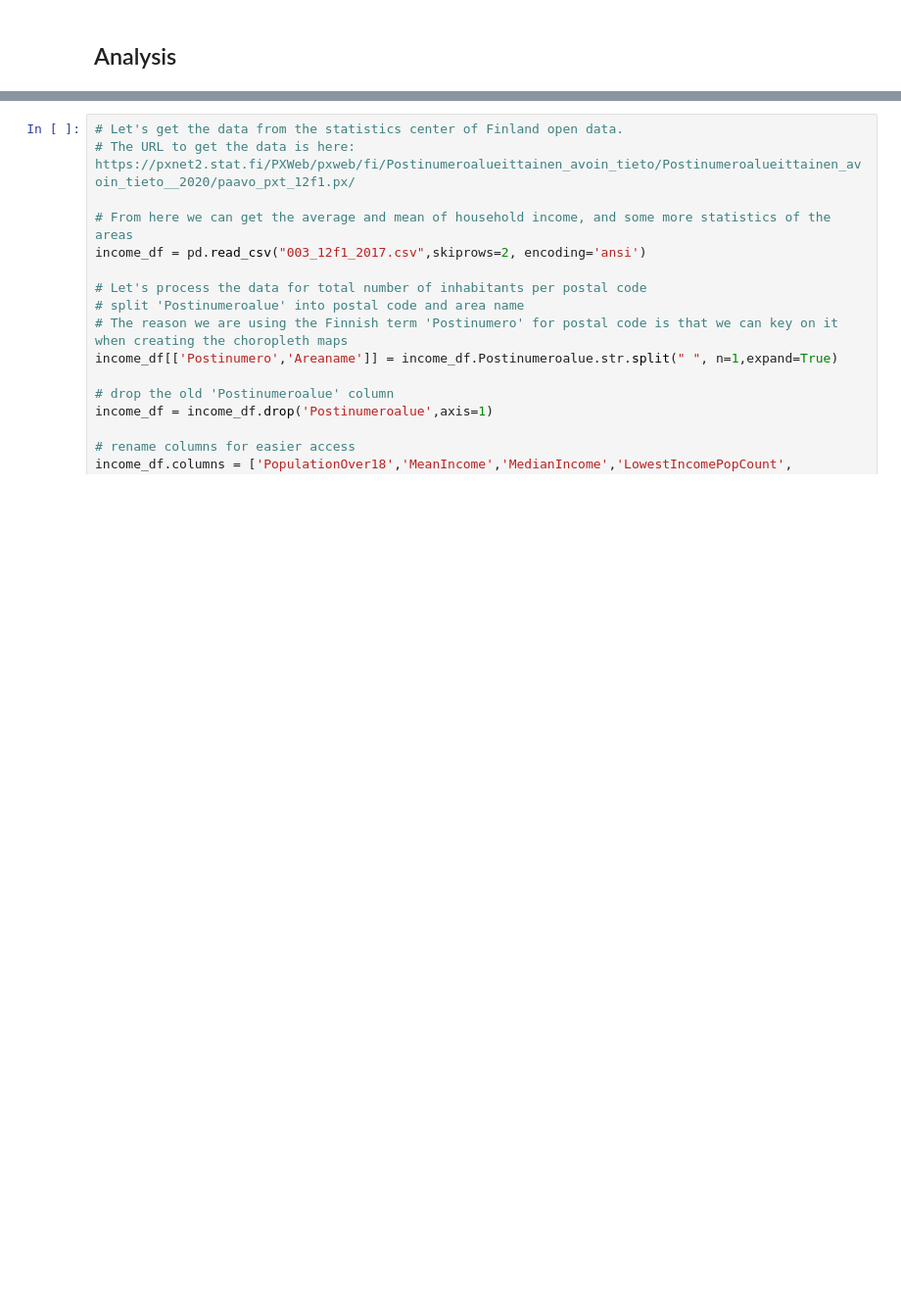
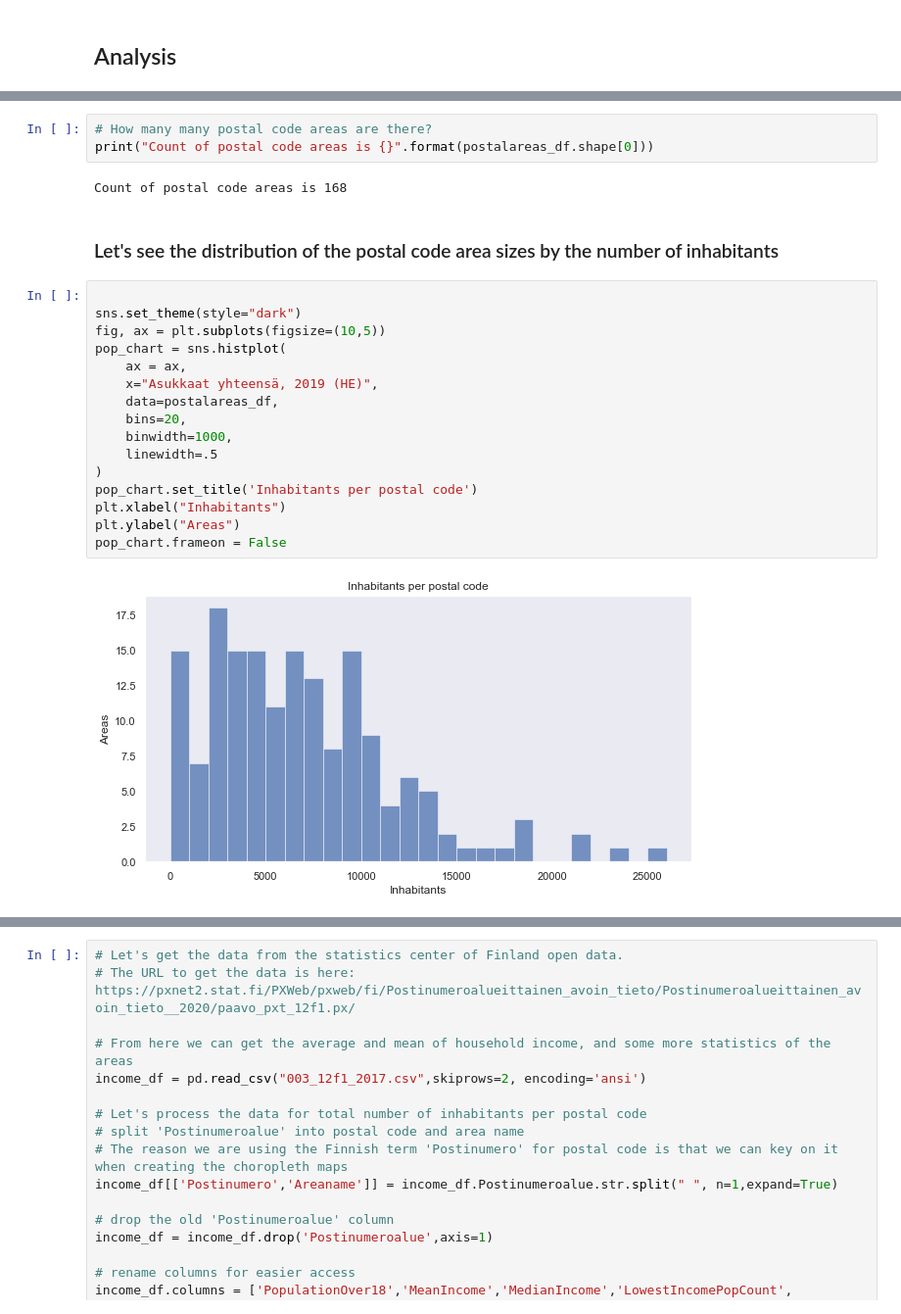
Before and after one commit to vesas/Coursera_Capstone, a Jupyter notebook: capstone/goodcoffee.ipynb, the cells around one changed output, grey strips where cells are left out. Shown at 98% size. Cells and saved outputs as stored; diff of their text form; blank space fills up the shorter version.

```diff
--- a/capstone/goodcoffee.ipynb
+++ b/capstone/goodcoffee.ipynb
@@ -72,0 +73,25 @@ population_df.head()
+# %%
+# How many many postal code areas are there?
+print("Count of postal code areas is {}".format(postalareas_df.shape[0]))
+# %% [output]
+Count of postal code areas is 168
+# %% [markdown]
+### Let's see the distribution of the postal code area sizes by the number of inhabitants
+# %%
+
+sns.set_theme(style="dark")
+fig, ax = plt.subplots(figsize=(10,5))
+pop_chart = sns.histplot(
+    ax = ax,
+    x="Asukkaat yhteensä, 2019 (HE)",
+    data=postalareas_df,
+    bins=20,
+    binwidth=1000,
+    linewidth=.5
+)
+pop_chart.set_title('Inhabitants per postal code')
+plt.xlabel("Inhabitants")
+plt.ylabel("Areas")
+pop_chart.frameon = False
+# %% [output]
+[figure, added]
```
Also changed, not shown: parts of 6 cells of this notebook, 1 other file.
